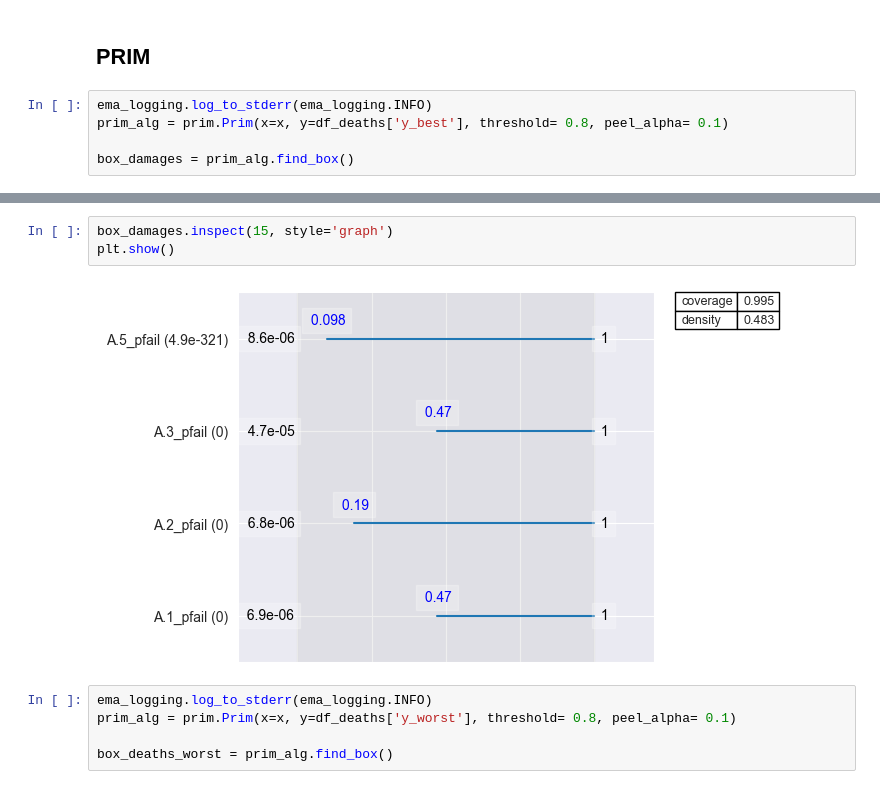
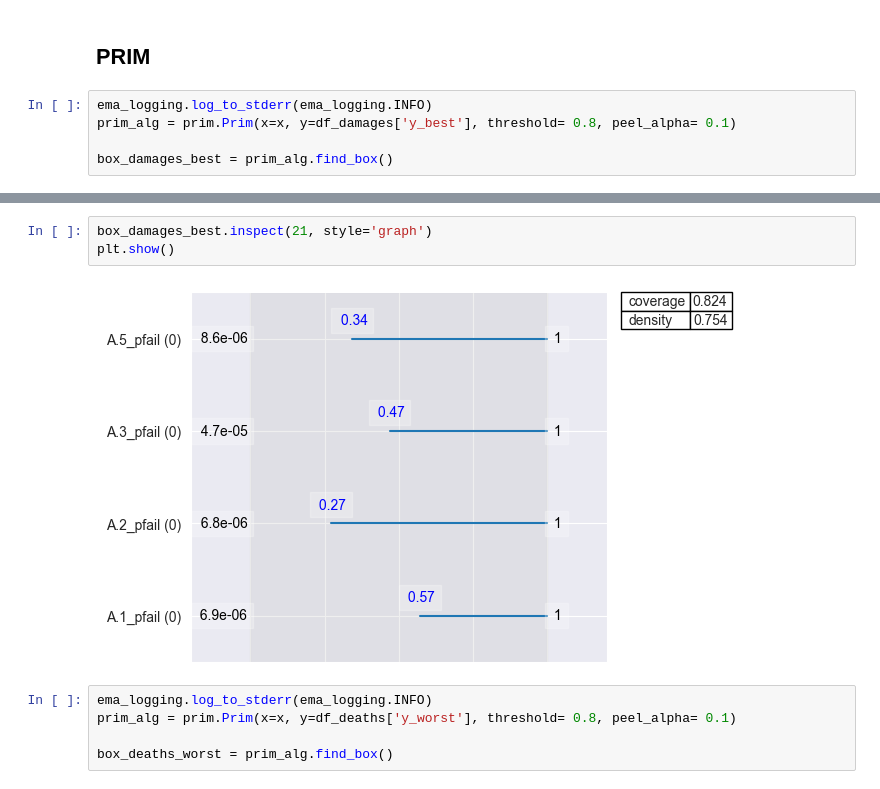
Before and after one commit to jeroenvantil/epa141A_open, a Jupyter notebook: final assignment/Scenario Discovery.ipynb, the cells around one changed output, grey strips where cells are left out. Cells and saved outputs as stored; diff of their text form.

```diff
--- a/final assignment/Scenario Discovery.ipynb
+++ b/final assignment/Scenario Discovery.ipynb
@@ -136,9 +136,9 @@ x = experiments
 ## PRIM
 # %%
 ema_logging.log_to_stderr(ema_logging.INFO)
-prim_alg = prim.Prim(x=x, y=df_deaths['y_best'], threshold= 0.8, peel_alpha= 0.1)
+prim_alg = prim.Prim(x=x, y=df_damages['y_best'], threshold= 0.8, peel_alpha= 0.1)
 
-box_damages = prim_alg.find_box()
+box_damages_best = prim_alg.find_box()
 # %% [output]
 [MainProcess/INFO] column policy dropped from analysis because it has only one category
 [MainProcess/INFO] column model dropped from analysis because it has only one category
@@ -153,8 +159,8 @@ plt.show()
 # %%
-box_damages.inspect(15, style='graph')
+box_damages_best.inspect(21, style='graph')
 plt.show()
 # %% [output]
-[figure, old version]
+[figure, new version]
 # %%
 ema_logging.log_to_stderr(ema_logging.INFO)
 prim_alg = prim.Prim(x=x, y=df_deaths['y_worst'], threshold= 0.8, peel_alpha= 0.1)
```
Also changed, not shown: parts of 4 cells of this notebook.
